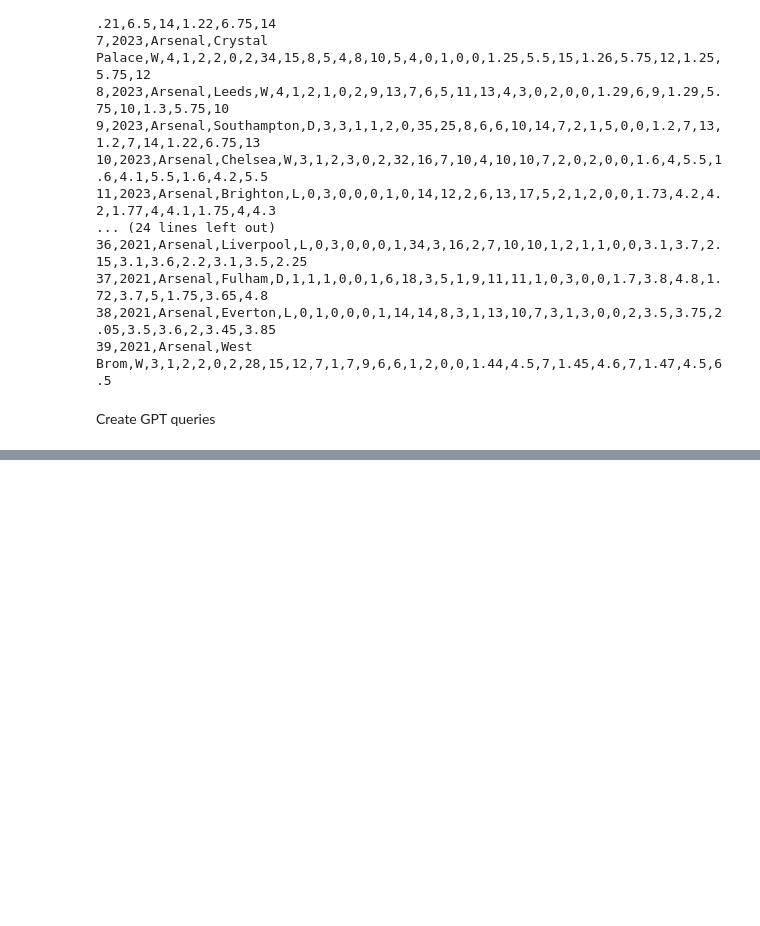
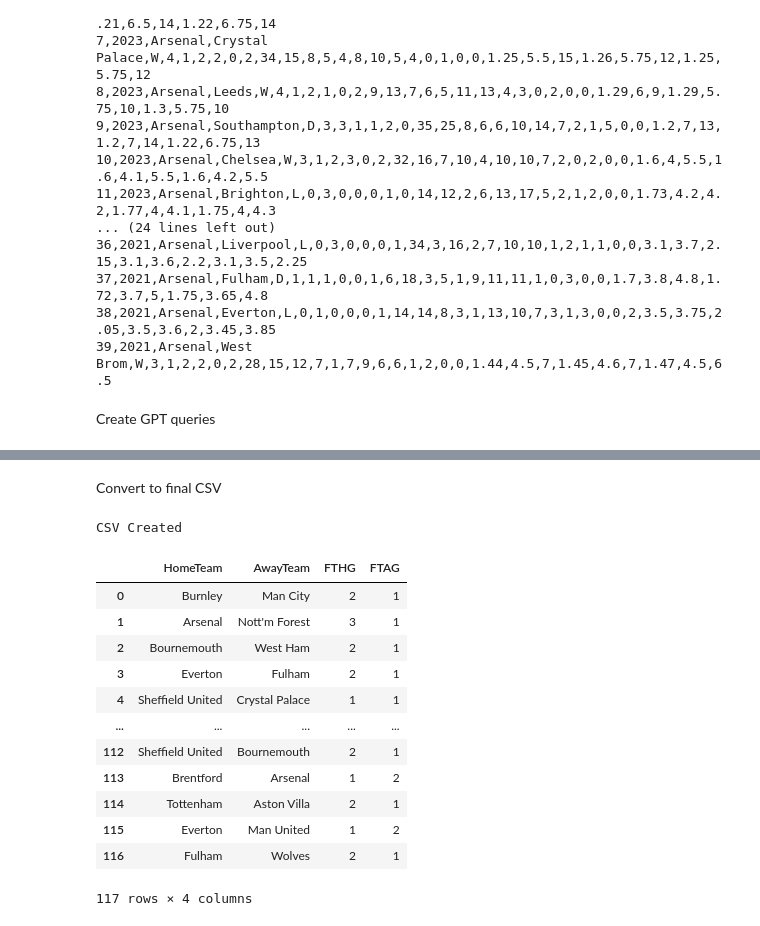
Before and after one commit to safinrashid/Predict-Premier-League, a Jupyter notebook: Predicting.ipynb, the cells around one changed output, grey strips where cells are left out. Drawn from its saved outputs; the diff is of its cells as text; code cells hidden in the pictures; blank space fills up the shorter version.

```diff
--- a/Predicting.ipynb
+++ b/Predicting.ipynb
@@ -327,0 +364,9 @@ Sheffield United:Crystal Palace 2-1
+# %%
+for matchup, value in dictionaryOfResults.items():
+    formattedScore = ''
+    for char in value:
+        if char.isdigit() or char == '-':
+            formattedScore +=char
+
+    dictionaryOfResults[matchup] = formattedScore
+    print(matchup + ' ' + dictionaryOfResults[matchup])
@@ -327,0 +391,40 @@ Sheffield United:Crystal Palace 2-1
+# %% [markdown]
+Convert to final CSV
+# %%
+csvData = []
+for matchup, score in dictionaryOfResults.items():
+    teamSplitList = matchup.split(':')
+    scoreSplitList = score.split('-')
+    tempList = [teamSplitList[0], teamSplitList[1], scoreSplitList[0], scoreSplitList[1]]
+    csvData.append(tempList)
+
+gptCSVPath = 'gpt_csv_score_predictions'
+
+with open(gptCSVPath, 'w', newline='') as csv_file:
+    csv_writer = csv.writer(csv_file)
+
+    csv_writer.writerow(['HomeTeam', 'AwayTeam', 'FTHG', 'FTAG'])
+
+    csv_writer.writerows(csvData)
+
+print('CSV Created')
+
+#print dataframe
+df = pd.read_csv(gptCSVPath)
+
+df
+# %% [output]
+CSV Created
+|  | HomeTeam | AwayTeam | FTHG | FTAG |
+| 0 | Burnley | Man City | 2 | 1 |
+| 1 | Arsenal | Nott'm Forest | 3 | 1 |
+| 2 | Bournemouth | West Ham | 2 | 1 |
+| 3 | Everton | Fulham | 2 | 1 |
+| 4 | Sheffield United | Crystal Palace | 1 | 1 |
+| ... | ... | ... | ... | ... |
+| 112 | Sheffield United | Bournemouth | 2 | 1 |
+| 113 | Brentford | Arsenal | 1 | 2 |
+| 114 | Tottenham | Aston Villa | 2 | 1 |
+| 115 | Everton | Man United | 1 | 2 |
+| 116 | Fulham | Wolves | 2 | 1 |
+117 rows × 4 columns
```
Also changed, not shown: parts of 7 cells of this notebook, 1 other file.
